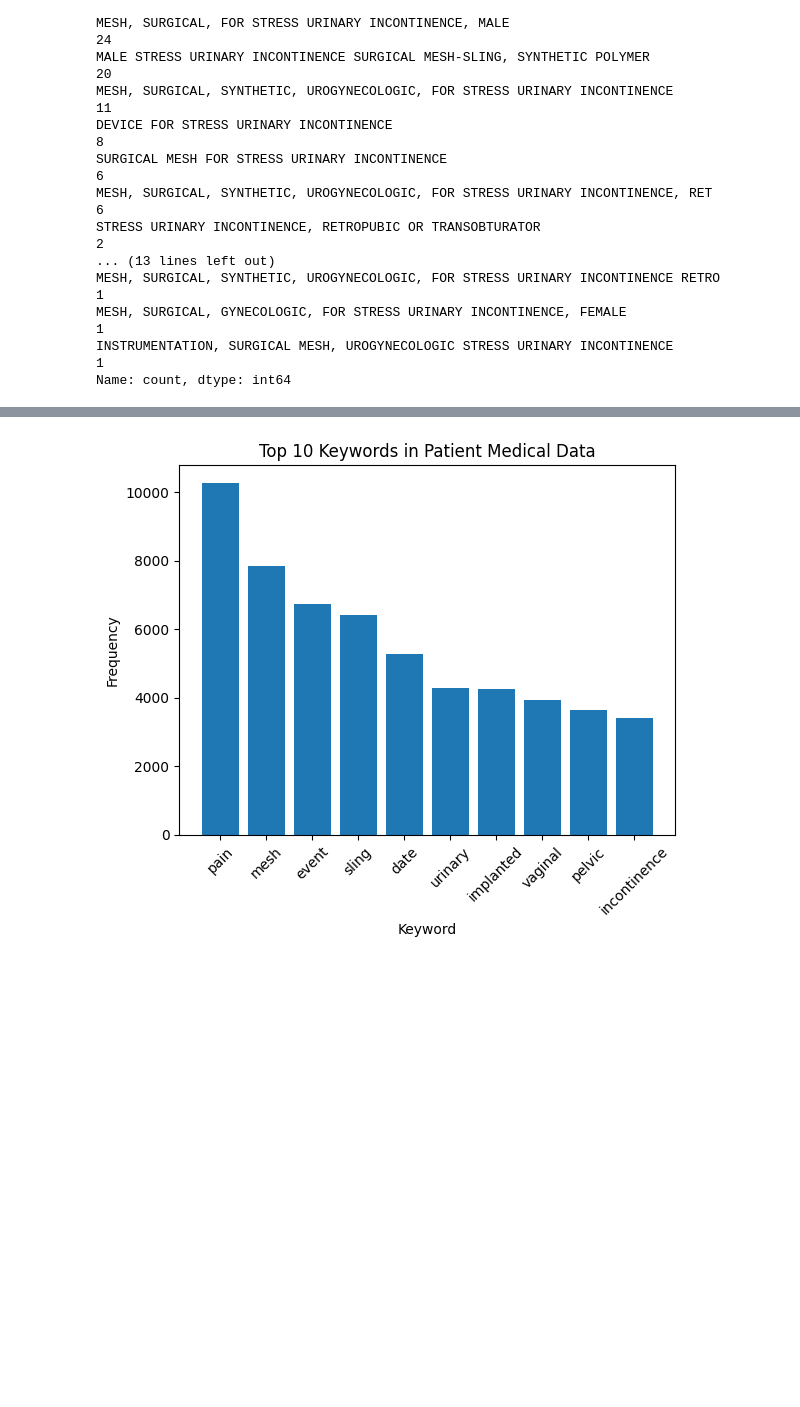
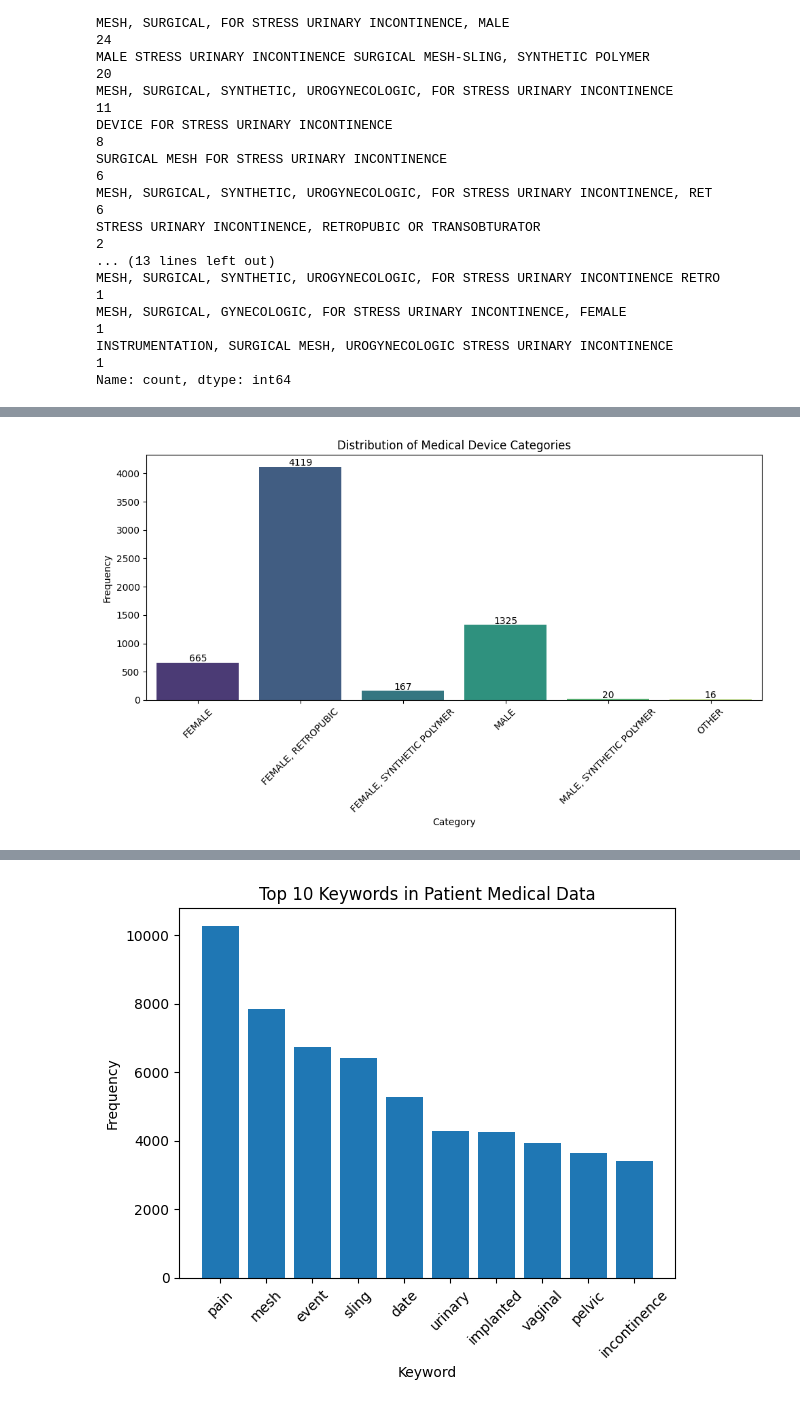
Before and after one commit to KaneZhao/Adverse-Events-in-Female-Stress-Urinary-Incontinence, a Jupyter notebook: EDA.ipynb, the cells around one changed output, grey strips where cells are left out. Drawn from its saved outputs; the diff is of its cells as text; code cells hidden in the pictures; blank space fills up the shorter version.

```diff
--- a/EDA.ipynb
+++ b/EDA.ipynb
@@ -69,0 +106,39 @@ plt.show()
+# %%
+def categorize_generic_name_method(name):
+    if 'RETR' in name or 'RET' in name or 'RETROP' in name or 'RETROPUBIC' in name:
+        return 'FEMALE, RETROPUBIC'
+    elif 'POLYMER' in name:
+        if 'FEMALE' in name:
+            return 'FEMALE, SYNTHETIC POLYMER'
+        else:
+            return 'MALE, SYNTHETIC POLYMER'
+    elif 'UROGYNECOLOGIC' in name or 'FEMALE' in name:
+        return 'FEMALE'
+    elif 'MALE' in name:
+        return 'MALE'
+    else:
+        return 'OTHER'
+
+# Apply the grouping criteria
+category_generic_name['Methods'] = category_generic_name['GENERIC_NAME'].apply(categorize_generic_name_method)
+
+# Group the data by category and sum the counts
+grouped_data = category_generic_name.groupby('Methods')['COUNT'].sum().reset_index()
+
+# Plotting the bar chart using Seaborn
+plt.figure(figsize=(10, 6))
+sns.barplot(x='Methods', y='COUNT', data=grouped_data, palette='viridis')
+for index, value in enumerate(grouped_data['COUNT'].values):
+    plt.text(index, value+15, str(value), ha='center')
+
+# Customize the plot
+plt.title('Distribution of Medical Device Categories')
+plt.xlabel('Category')
+plt.ylabel('Frequency')
+plt.xticks(rotation=45)
+plt.tight_layout()
+
+# Show the plot
+plt.show()
+# %% [output]
+[figure, added]
```
Also changed, not shown: parts of 12 cells of this notebook.
